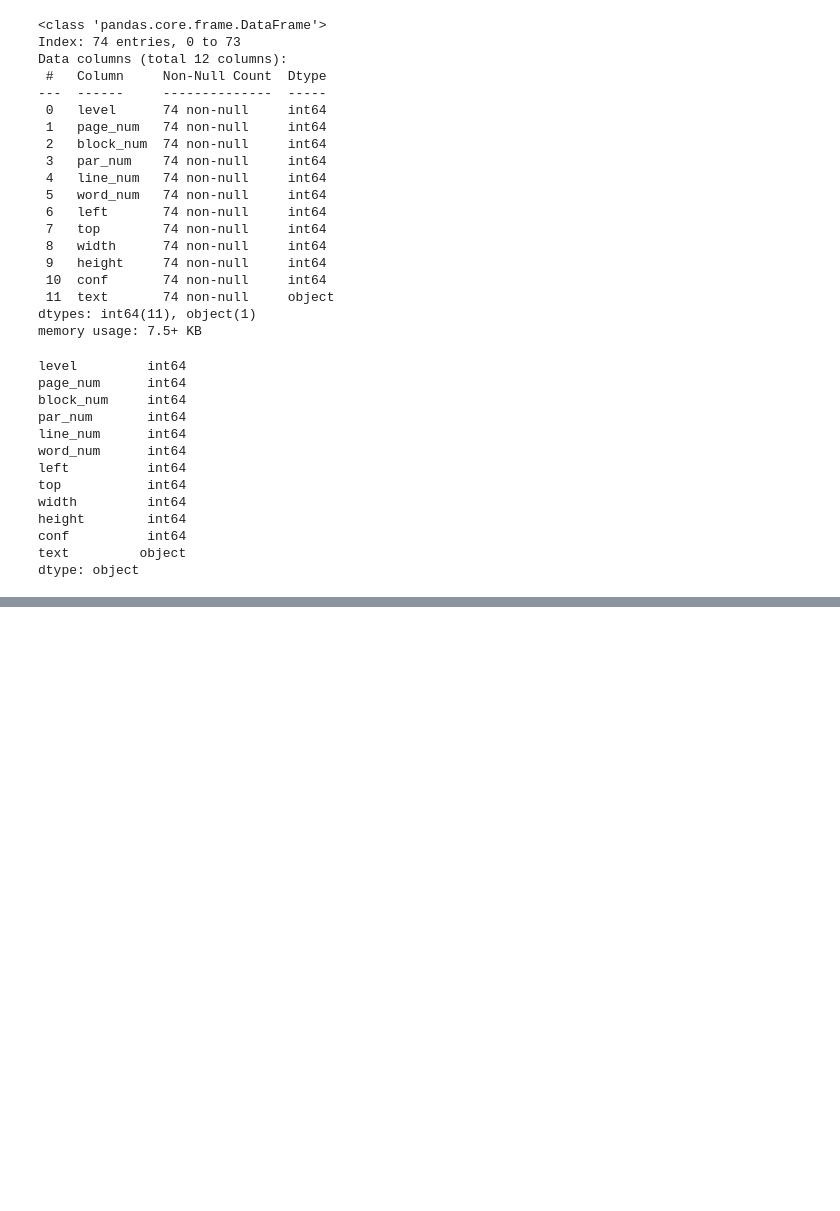
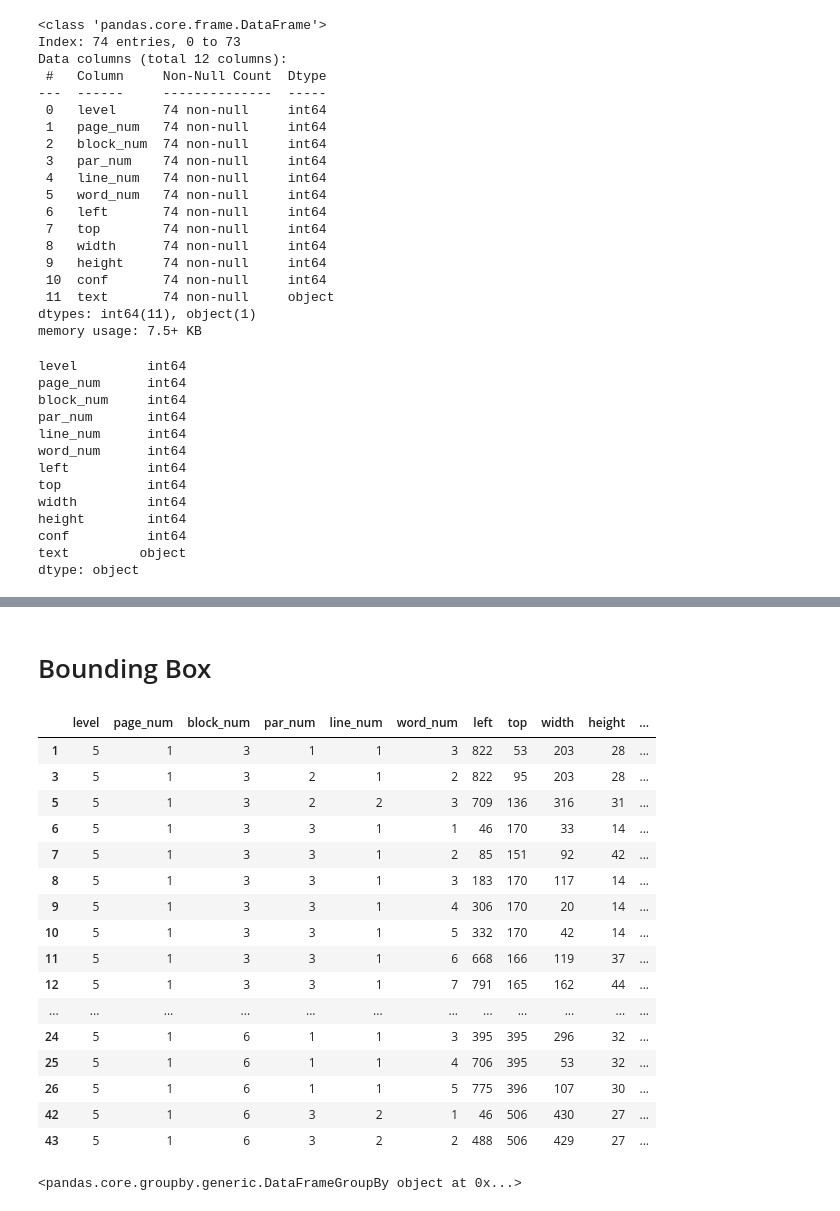
Before and after one commit to Aesthethic0de/Intelligent_OCR_NER, a Jupyter notebook: OCR_NER.ipynb, the cells around one changed output, grey strips where cells are left out. Cells and saved outputs as stored; diff of their text form; code cells hidden in the pictures; blank space fills up the shorter version.

```diff
--- a/OCR_NER.ipynb
+++ b/OCR_NER.ipynb
@@ -309,0 +618,2 @@ allBusinessCard.to_csv("buinesscard.csv", index=False)
+# %% [markdown]
+# Bounding Box
@@ -309,0 +634,44 @@ allBusinessCard.to_csv("buinesscard.csv", index=False)
+# %%
+bb_df["label"] = bb_df["label"].apply(lambda x : x[2:])
+# %%
+class Groupgen():
+    def __init__(self):
+        self.id = 0
+        self.text = ""
+
+    def getgroup(self,text):
+        if self.text == text:
+            return self.id
+        else:
+            self.id += 1
+            self.text = text
+            return self.id
+
+groupg = Groupgen()
+# %%
+bb_df["group"] = bb_df["label"].apply(groupg.getgroup)
+# %%
+# right and bottom of bounding box
+bb_df[['left','top','width','height']] = bb_df[['left','top','width','height']].astype(int)
+bb_df['right'] = bb_df['left'] + bb_df['width']
+bb_df['bottom'] = bb_df['top'] + bb_df['height']
+# %%
+bb_df
+# %% [output]
+|  | level | page_num | block_num | par_num | line_num | word_num | left | top | width | height | ... |
+| 1 | 5 | 1 | 3 | 1 | 1 | 3 | 822 | 53 | 203 | 28 | ... |
+| 3 | 5 | 1 | 3 | 2 | 1 | 2 | 822 | 95 | 203 | 28 | ... |
+| 5 | 5 | 1 | 3 | 2 | 2 | 3 | 709 | 136 | 316 | 31 | ... |
+| 6 | 5 | 1 | 3 | 3 | 1 | 1 | 46 | 170 | 33 | 14 | ... |
+| 7 | 5 | 1 | 3 | 3 | 1 | 2 | 85 | 151 | 92 | 42 | ... |
+| 8 | 5 | 1 | 3 | 3 | 1 | 3 | 183 | 170 | 117 | 14 | ... |
+| 9 | 5 | 1 | 3 | 3 | 1 | 4 | 306 | 170 | 20 | 14 | ... |
+| 10 | 5 | 1 | 3 | 3 | 1 | 5 | 332 | 170 | 42 | 14 | ... |
+| 11 | 5 | 1 | 3 | 3 | 1 | 6 | 668 | 166 | 119 | 37 | ... |
+| 12 | 5 | 1 | 3 | 3 | 1 | 7 | 791 | 165 | 162 | 44 | ... |
+| ... | ... | ... | ... | ... | ... | ... | ... | ... | ... | ... | ... |
+| 24 | 5 | 1 | 6 | 1 | 1 | 3 | 395 | 395 | 296 | 32 | ... |
+| 25 | 5 | 1 | 6 | 1 | 1 | 4 | 706 | 395 | 53 | 32 | ... |
+| 26 | 5 | 1 | 6 | 1 | 1 | 5 | 775 | 396 | 107 | 30 | ... |
+| 42 | 5 | 1 | 6 | 3 | 2 | 1 | 46 | 506 | 430 | 27 | ... |
+| 43 | 5 | 1 | 6 | 3 | 2 | 2 | 488 | 506 | 429 | 27 | ... |
@@ -309,0 +681,4 @@ allBusinessCard.to_csv("buinesscard.csv", index=False)
+# %%
+group_tag_img
+# %% [output]
+<pandas.core.groupby.generic.DataFrameGroupBy object at 0x...>
```
Also changed, not shown: parts of 59 cells of this notebook, 39 other files.
